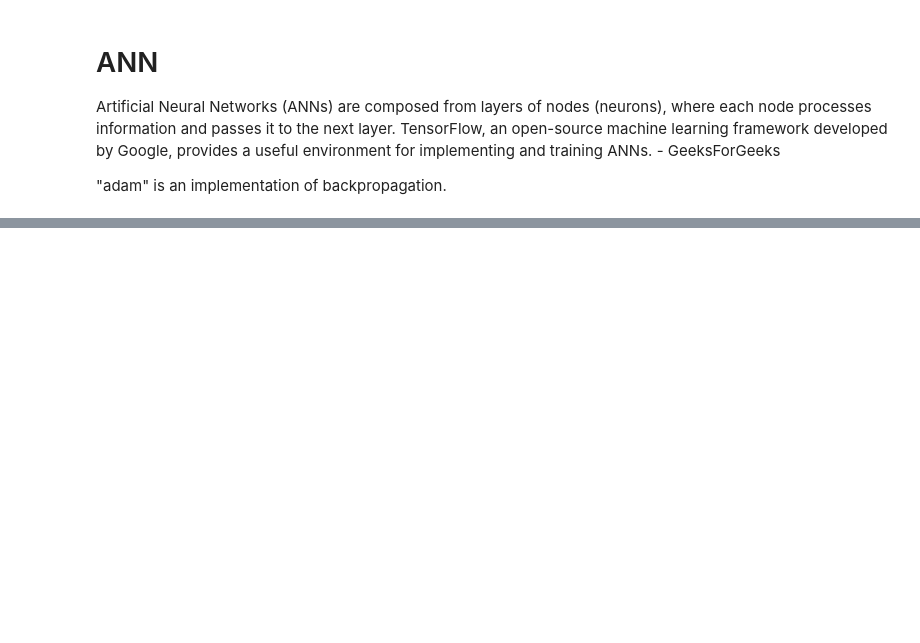
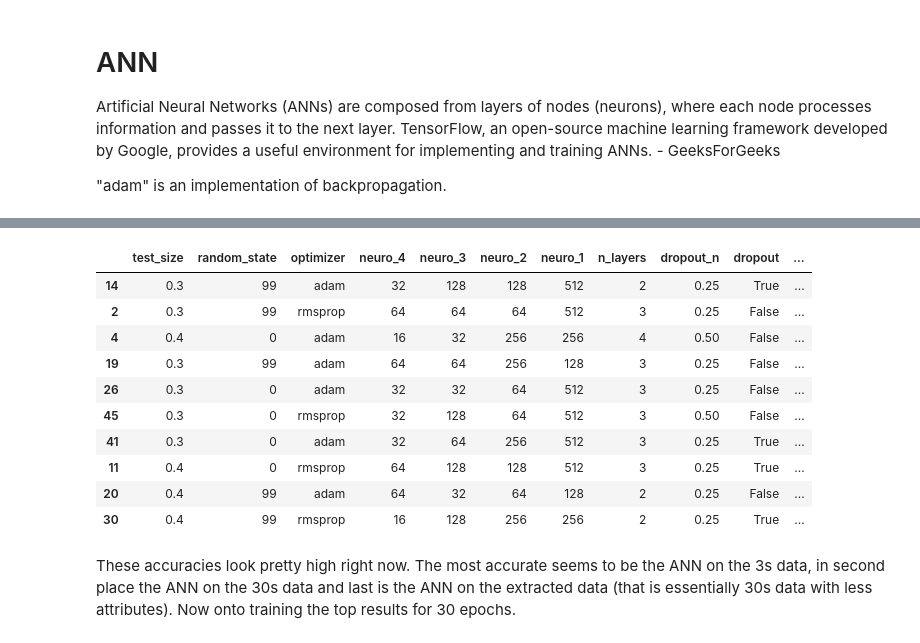
Before and after one commit to etiank/Jupyter-ML, a Jupyter notebook: main.ipynb, the cells around one changed output, grey strips where cells are left out. Cells and saved outputs as stored; diff of their text form; code cells hidden in the pictures; blank space fills up the shorter version.

```diff
--- a/main.ipynb
+++ b/main.ipynb
@@ -987,0 +1053,20 @@ df_base.drop("filename", inplace=True, axis=1)
+# %%
+df_ann = pd.read_csv("ann-data-3s.csv") # ann-data-3s.csv ann-data-extr.csv
+df_ann = df_ann[df_ann["test_size"] != 0.2]
+df_ann_sorted = df_ann.sort_values(by="ACCURACY", ascending=False)
+
+df_ann_sorted.head(10)
+# %% [output]
+|  | test_size | random_state | optimizer | neuro_4 | neuro_3 | neuro_2 | neuro_1 | n_layers | dropout_n | dropout | ... |
+| 14 | 0.3 | 99 | adam | 32 | 128 | 128 | 512 | 2 | 0.25 | True | ... |
+| 2 | 0.3 | 99 | rmsprop | 64 | 64 | 64 | 512 | 3 | 0.25 | False | ... |
+| 4 | 0.4 | 0 | adam | 16 | 32 | 256 | 256 | 4 | 0.50 | False | ... |
+| 19 | 0.3 | 99 | adam | 64 | 64 | 256 | 128 | 3 | 0.25 | False | ... |
+| 26 | 0.3 | 0 | adam | 32 | 32 | 64 | 512 | 3 | 0.25 | False | ... |
+| 45 | 0.3 | 0 | rmsprop | 32 | 128 | 64 | 512 | 3 | 0.50 | False | ... |
+| 41 | 0.3 | 0 | adam | 32 | 64 | 256 | 512 | 3 | 0.25 | True | ... |
+| 11 | 0.4 | 0 | rmsprop | 64 | 128 | 128 | 512 | 3 | 0.25 | True | ... |
+| 20 | 0.4 | 99 | adam | 64 | 32 | 64 | 128 | 2 | 0.25 | False | ... |
+| 30 | 0.4 | 99 | rmsprop | 16 | 128 | 256 | 256 | 2 | 0.25 | True | ... |
+# %% [markdown]
+These accuracies look pretty high right now. The most accurate seems to be the ANN on the 3s data, in second place the ANN on the 30s data and last is the ANN on the extracted data (that is essentially 30s data with less attributes). Now onto training the top results for 30 epochs.
```
Also changed, not shown: parts of 7 cells of this notebook, 10 other files.
